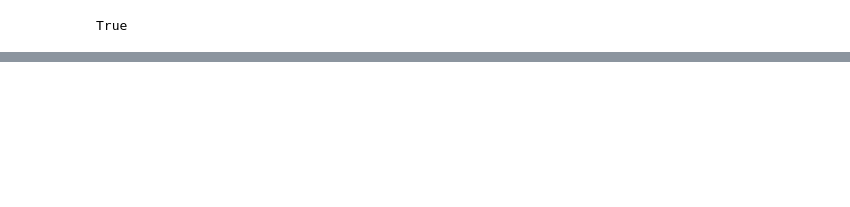
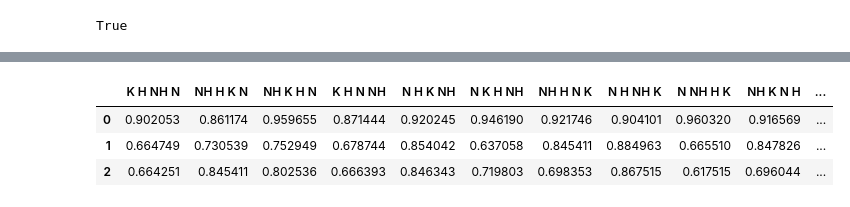
Before and after one commit to PBL5-Sitting-Pose-Estimation/Sitting-pose-estimation, a Jupyter notebook: Train_with_cross_validation.ipynb, the cells around one changed output, grey strips where cells are left out. Cells and saved outputs as stored; diff of their text form; code cells hidden in the pictures; blank space fills up the shorter version.

```diff
--- a/Train_with_cross_validation.ipynb
+++ b/Train_with_cross_validation.ipynb
@@ -728,0 +794,8 @@ def trainModel(X_train, y_train, X_val, y_val, X_test, y_test, class_names):
+# %%
+y1 = data['N'][1]
+y2 = data['H'][1]
+
+y_train = y1.tolist()
+y_train.extend(y2.tolist())
+y_train = np.array(y_train)
+y_train
@@ -729,18 +810,18 @@ def trainModel(X_train, y_train, X_val, y_val, X_test, y_test, class_names):
 # %%
 # START CROSS-VALIDATION
-lstCsv = np.array(['N.csv', 'TN.csv', 'K.csv', 'H.csv'])
+lstCsv = np.array(['N', 'NH', 'K', 'H'])
 lstAcc = []
 for test in lstCsv:
     for validate in lstCsv[lstCsv != test]:
         train = lstCsv[(lstCsv != test) & (lstCsv != validate)]
-
-        X_train, y_train, class_names, _ = load_pose_landmarks(train)
-        X_val, y_val, _, _ = load_pose_landmarks(validate)
-        X_test, y_test, _, df_test = load_pose_landmarks(test)
-
-        X_train = data_preprocess(X_train)
-        X_val = data_preprocess(X_val)
-        X_test = data_preprocess(X_test)
+        X_train = pd.concat([data[train[0]][0], data[train[1]][0]])
+        y1 = data[train[0]][1]
+        y2 = data[train[1]][1]
+        y_train = y1.tolist()
+        y_train.extend(y2.tolist())
+        y_train = np.array(y_train)
+        X_val, y_val, _ = data[validate]
+        X_test, y_test, df_test = data[test]
 
         train_acc, val_acc, test_acc = trainModel(
             X_train, y_train, X_val, y_val, X_test, y_test, class_names)
@@ -748,4 +829,4 @@ for test in lstCsv:
         lstAcc.append([train_acc, val_acc, test_acc])
         print([train_acc, val_acc, test_acc])
 
-print(pd.Dataframe([lstAcc]))
+print(pd.DataFrame([lstAcc]))
@@ -831,0 +871,11 @@ except:
+# %%
+headers = []
+
+for test in lstCsv:
+    for validate in lstCsv[lstCsv != test]:
+        train = lstCsv[(lstCsv != test) & (lstCsv != validate)]
+        l = train[:].tolist()
+        l.append(validate)
+        l.append(test)
+        header = " ".join(l)
+        headers.append(header)
@@ -831,0 +897,7 @@ except:
+# %%
+pd.DataFrame(lstAcc, index=headers, columns=['train', 'validate', 'test']).T
+# %% [output]
+|  | K H NH N | NH H K N | NH K H N | K H N NH | N H K NH | N K H NH | NH H N K | N H NH K | N NH H K | NH K N H | ... |
+| 0 | 0.902053 | 0.861174 | 0.959655 | 0.871444 | 0.920245 | 0.946190 | 0.921746 | 0.904101 | 0.960320 | 0.916569 | ... |
+| 1 | 0.664749 | 0.730539 | 0.752949 | 0.678744 | 0.854042 | 0.637058 | 0.845411 | 0.884963 | 0.665510 | 0.847826 | ... |
+| 2 | 0.664251 | 0.845411 | 0.802536 | 0.666393 | 0.846343 | 0.719803 | 0.698353 | 0.867515 | 0.617515 | 0.696044 | ... |
```
Also changed, not shown: parts of 23 cells of this notebook, 4 other files.
